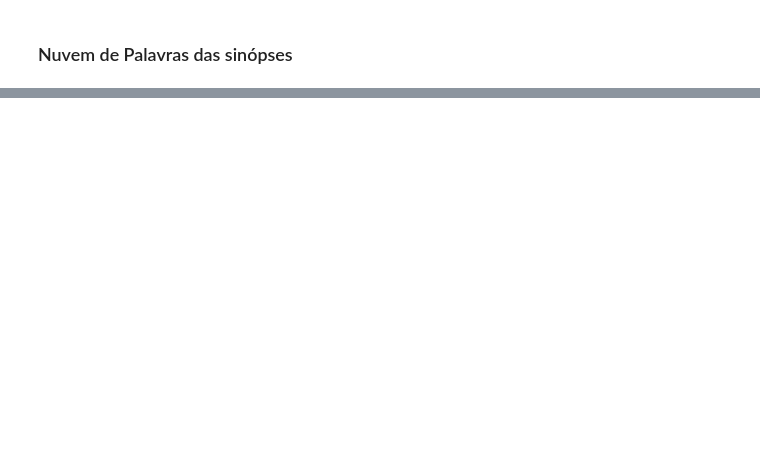
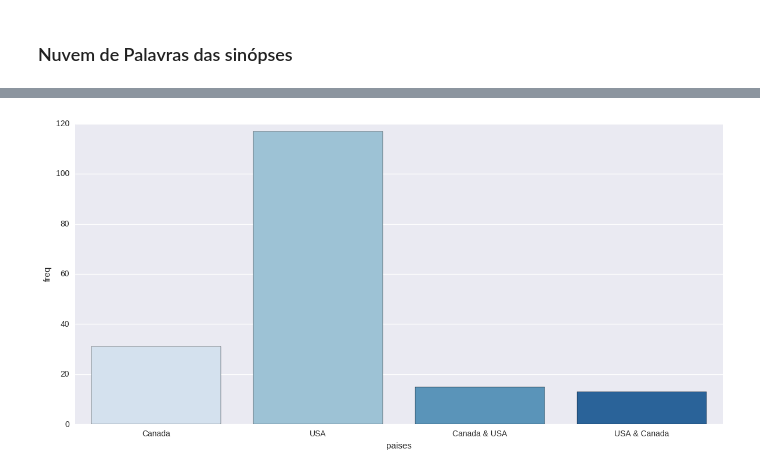
Before and after one commit to SCloves/filmes_de_natal_iMDb, a Jupyter notebook: filmes_natal_iMBDb.ipynb, the cells around one changed output, grey strips where cells are left out. Saved outputs shown, nothing was run; the diff lists cells and outputs as text; code cells hidden in the pictures; blank space fills up the shorter version.

```diff
--- a/filmes_natal_iMBDb.ipynb
+++ b/filmes_natal_iMBDb.ipynb
@@ -539,0 +669,2 @@ f.close()
+# %%
+unique_data = [list(x) for x in set(tuple(filme['pais']) for filme in lista_filmes if filme['pais']!=None)]
@@ -539,0 +692,8 @@ f.close()
+# %%
+dic = {}
+for item in unique_data:
+    pais = ' & '.join(item)
+    dic[pais] = 0
+    for filme in lista_filmes:
+        if filme['pais'] == item:
+            dic[pais] += 1
@@ -539,0 +721,5 @@ f.close()
+# %%
+df = pd.DataFrame()
+df['paises'] = dic.keys()
+df['freq'] = dic.values()
+df
@@ -539,0 +744,2 @@ f.close()
+# %%
+df = df[df['freq'] >= 10]
@@ -539,0 +754,4 @@ f.close()
+# %%
+sns.factorplot('paises', 'freq', data=df, kind="bar",palette="Blues",size=6,aspect=2,legend_out=False);
+# %% [output]
+[figure, added]
```
Also changed, not shown: parts of 25 cells of this notebook.
